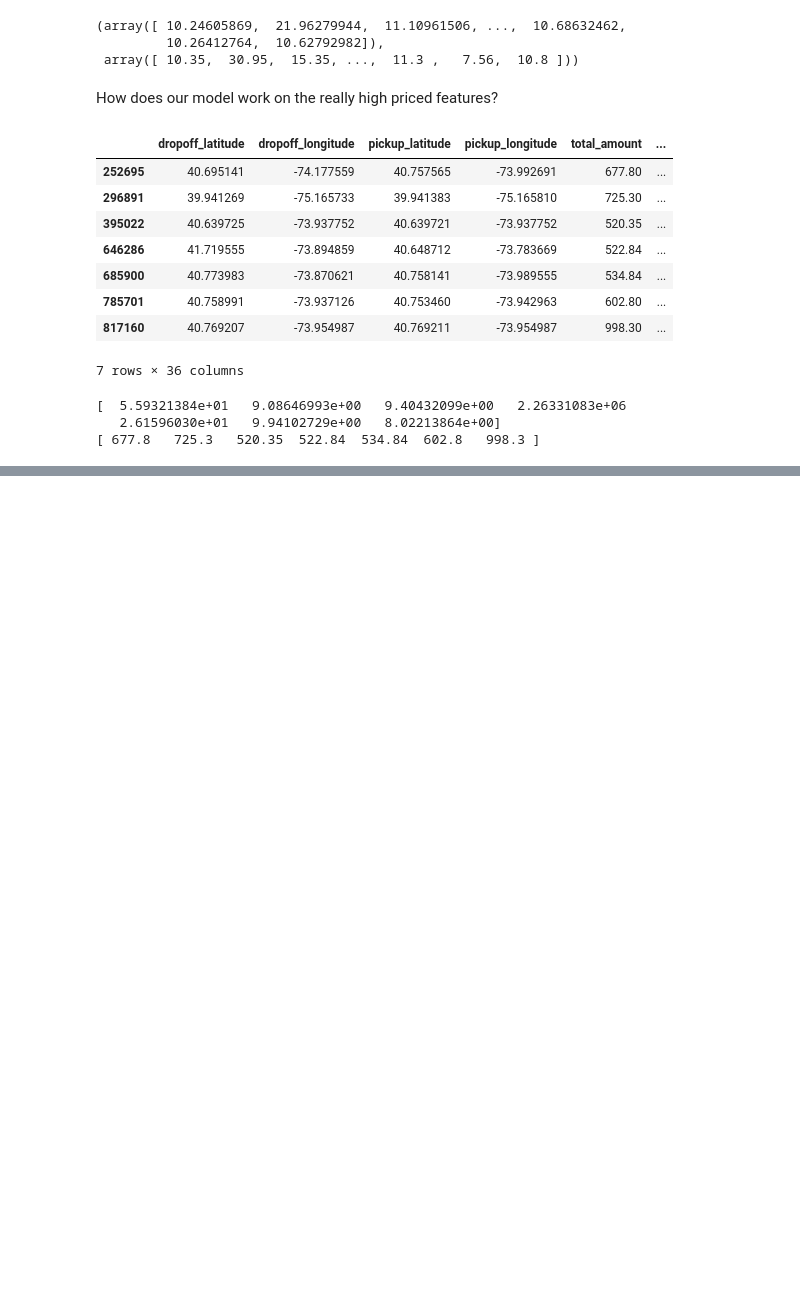
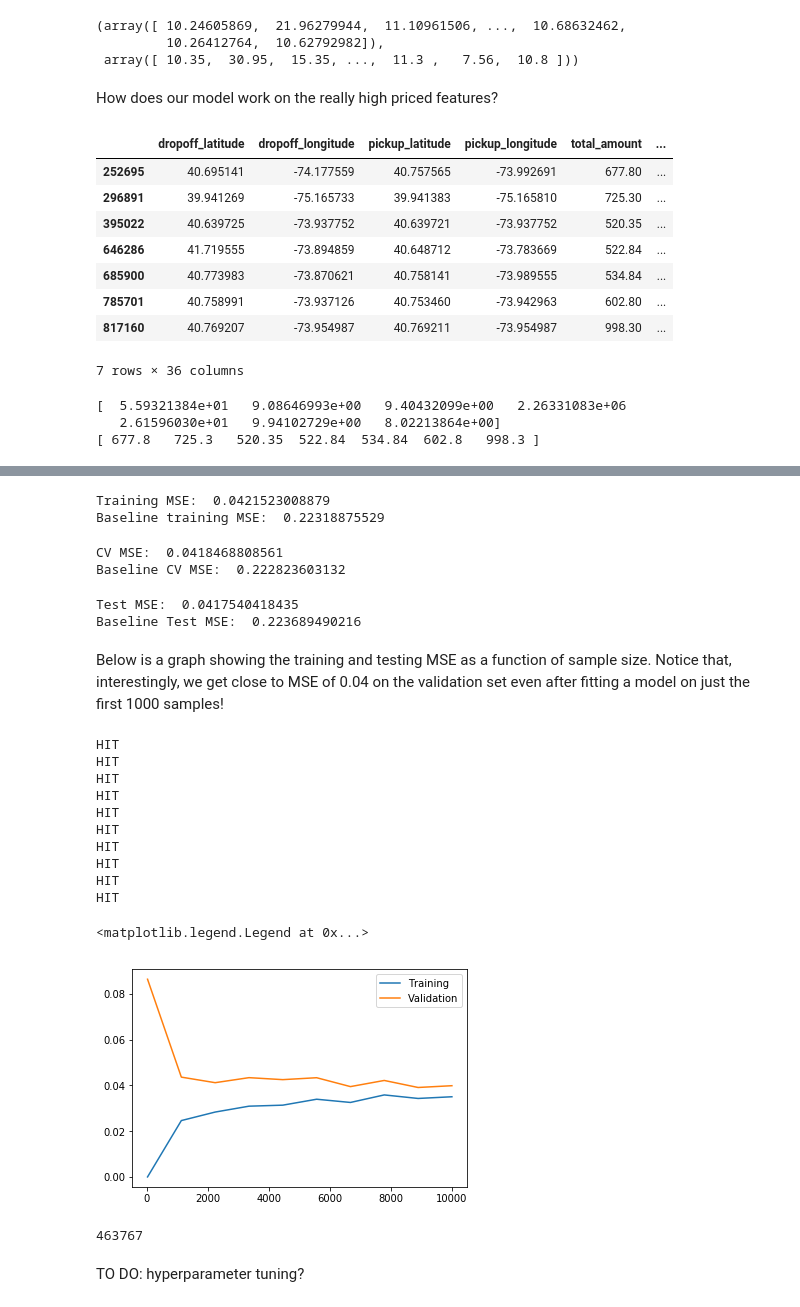
Before and after one commit to ComputAni/PDS-Price-Predictor, a Jupyter notebook: exploratory_data_analysis.ipynb, the cells around one changed output, grey strips where cells are left out. Cells and saved outputs as stored; diff of their text form; code cells hidden in the pictures; blank space fills up the shorter version.

Commit message:
Added Gradient Boosting Regressor model and diagnostic graph showing the training and validation error as a function of the sample size

```diff
--- a/exploratory_data_analysis.ipynb
+++ b/exploratory_data_analysis.ipynb
@@ -345,8 +346,8 @@ def filter_data(cab_data):
 
     cab_data = cab_data[cab_data['dropoff_latitude'] >= 40.4]
     cab_data = cab_data[cab_data['dropoff_latitude'] <= 41]
-    cab_data = cab_data[cab_data['dropoff_longitude'] >= -75]
-    cab_data = cab_data[cab_data['dropoff_longitude'] <= -72]
+    cab_data = cab_data[cab_data['dropoff_longitude'] >= -74.3] #-74.3
+    cab_data = cab_data[cab_data['dropoff_longitude'] <= -73.5] #-73.5
 
     cab_data = cab_data[cab_data['pickup_latitude'] >= 40.4]
     cab_data = cab_data[cab_data['pickup_latitude'] <= 41]
@@ -363,0 +367,5 @@ Mean squared error: 0.06606
+# %%
+from sklearn.ensemble import GradientBoostingRegressor
+
+clf = GradientBoostingRegressor()
+clf.fit(X_train, y_train)
@@ -363,0 +380,49 @@ Mean squared error: 0.06606
+# %%
+print("Training MSE: ", np.mean((clf.predict(X_train) - y_train)**2))
+print("Baseline training MSE: ", np.mean((np.mean(y_train) - y_train)**2))
+# %% [output]
+Training MSE:  0.0421523008879
+Baseline training MSE:  0.22318875529
+# %%
+print("CV MSE: ", np.mean((clf.predict(X_cv) - y_cv)**2))
+print("Baseline CV MSE: ", np.mean((np.mean(y_train) - y_cv)**2))
+# %% [output]
+CV MSE:  0.0418468808561
+Baseline CV MSE:  0.222823603132
+# %%
+print("Test MSE: ", np.mean((clf.predict(X_test) - y_test)**2))
+print("Baseline Test MSE: ", np.mean((np.mean(y_train) - y_test)**2))
+# %% [output]
+Test MSE:  0.0417540418435
+Baseline Test MSE:  0.223689490216
+# %% [markdown]
+Below is a graph showing the training and testing MSE as a function of sample size. Notice that, interestingly, we get close to MSE of 0.04 on the validation set even after fitting a model on just the first 1000 samples!
+# %%
+def get_err_samples(clf, X, y, X_cv, y_cv, n_samples):
+    clf.fit(X[:n_samples], y[:n_samples])
+    return np.array([np.mean((clf.predict(X[:n_samples]) - y[:n_samples])**2),
+                     np.mean((clf.predict(X_cv) - y_cv)**2)])
+
+n_samples = [int(x) for x in np.linspace(20, 10000, 10)] # 1000, 2000, ..., 10000
+errors = np.array([get_err_samples(clf, X_train, y_train, X_cv, y_cv, n) for n in n_samples])
+plt.plot(n_samples, errors[:,0], n_samples, errors[:,1])
+plt.legend(["Training", "Validation"])
+# %% [output]
+HIT
+HIT
+HIT
+HIT
+HIT
+HIT
+HIT
+HIT
+HIT
+HIT
+<matplotlib.legend.Legend at 0x...>
+[figure, added]
+# %%
+X_train.shape[0]
+# %% [output]
+463767
+# %% [markdown]
+TO DO: hyperparameter tuning?
```
Also changed, not shown: parts of 7 cells of this notebook.
